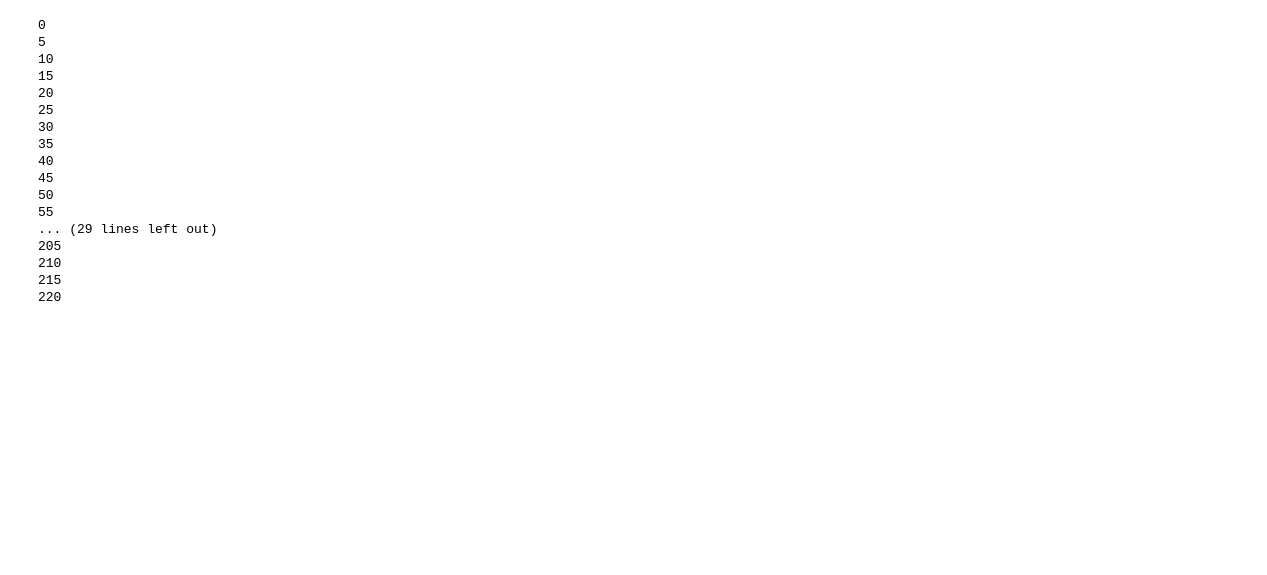
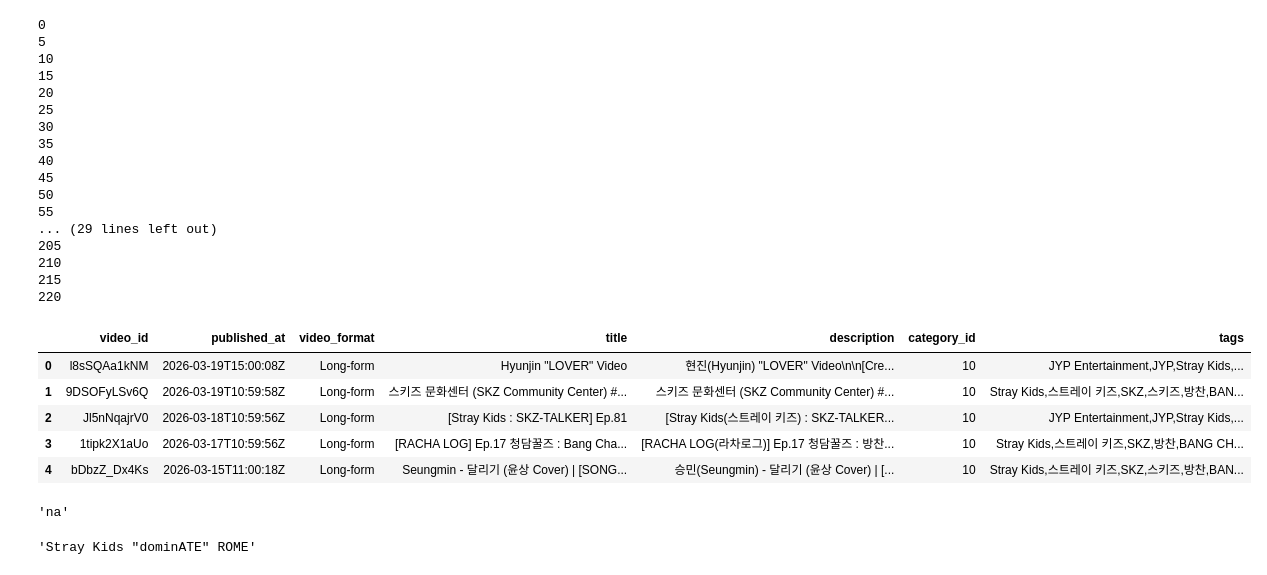
Before and after one commit to tejakusumahyusuf832/skz-pace, a Jupyter notebook: notebooks/1.0-data-acquisition.ipynb, the cells around one changed output. Cells and saved outputs as stored; diff of their text form; code cells hidden in the pictures; blank space fills up the shorter version.

```diff
--- a/notebooks/1.0-data-acquisition.ipynb
+++ b/notebooks/1.0-data-acquisition.ipynb
@@ -487,0 +492,11 @@ for i in range(0, 223, 5):
+# %%
+skz_metadata = pd.read_parquet("../data/raw/skz_metadata.parquet")
+# %%
+skz_metadata.head()
+# %% [output]
+|  | video_id | published_at | video_format | title | description | category_id | tags |
+| 0 | l8sSQAa1kNM | 2026-03-19T15:00:08Z | Long-form | Hyunjin "LOVER" Video | 현진(Hyunjin) "LOVER" Video\n\n[Cre... | 10 | JYP Entertainment,JYP,Stray Kids,... |
+| 1 | 9DSOFyLSv6Q | 2026-03-19T10:59:58Z | Long-form | 스키즈 문화센터 (SKZ Community Center) #... | 스키즈 문화센터 (SKZ Community Center) #... | 10 | Stray Kids,스트레이 키즈,SKZ,스키즈,방찬,BAN... |
+| 2 | Jl5nNqajrV0 | 2026-03-18T10:59:56Z | Long-form | [Stray Kids : SKZ-TALKER] Ep.81 | [Stray Kids(스트레이 키즈) : SKZ-TALKER... | 10 | JYP Entertainment,JYP,Stray Kids,... |
+| 3 | 1tipk2X1aUo | 2026-03-17T10:59:56Z | Long-form | [RACHA LOG] Ep.17 청담꿀즈 : Bang Cha... | [RACHA LOG(라차로그)] Ep.17 청담꿀즈 : 방찬... | 10 | Stray Kids,스트레이 키즈,SKZ,방찬,BANG CH... |
+| 4 | bDbzZ_Dx4Ks | 2026-03-15T11:00:18Z | Long-form | Seungmin - 달리기 (윤상 Cover) | [SONG... | 승민(Seungmin) - 달리기 (윤상 Cover) | [... | 10 | Stray Kids,스트레이 키즈,SKZ,스키즈,방찬,BAN... |
@@ -487,0 +505,8 @@ for i in range(0, 223, 5):
+# %%
+skz_transcripts.loc[100, 'transcript']
+# %% [output]
+'na'
+# %%
+skz_metadata['title'].mode()[0]
+# %% [output]
+'Stray Kids "dominATE" ROME'
```
Also changed, not shown: parts of 14 cells of this notebook, 1 other file.
